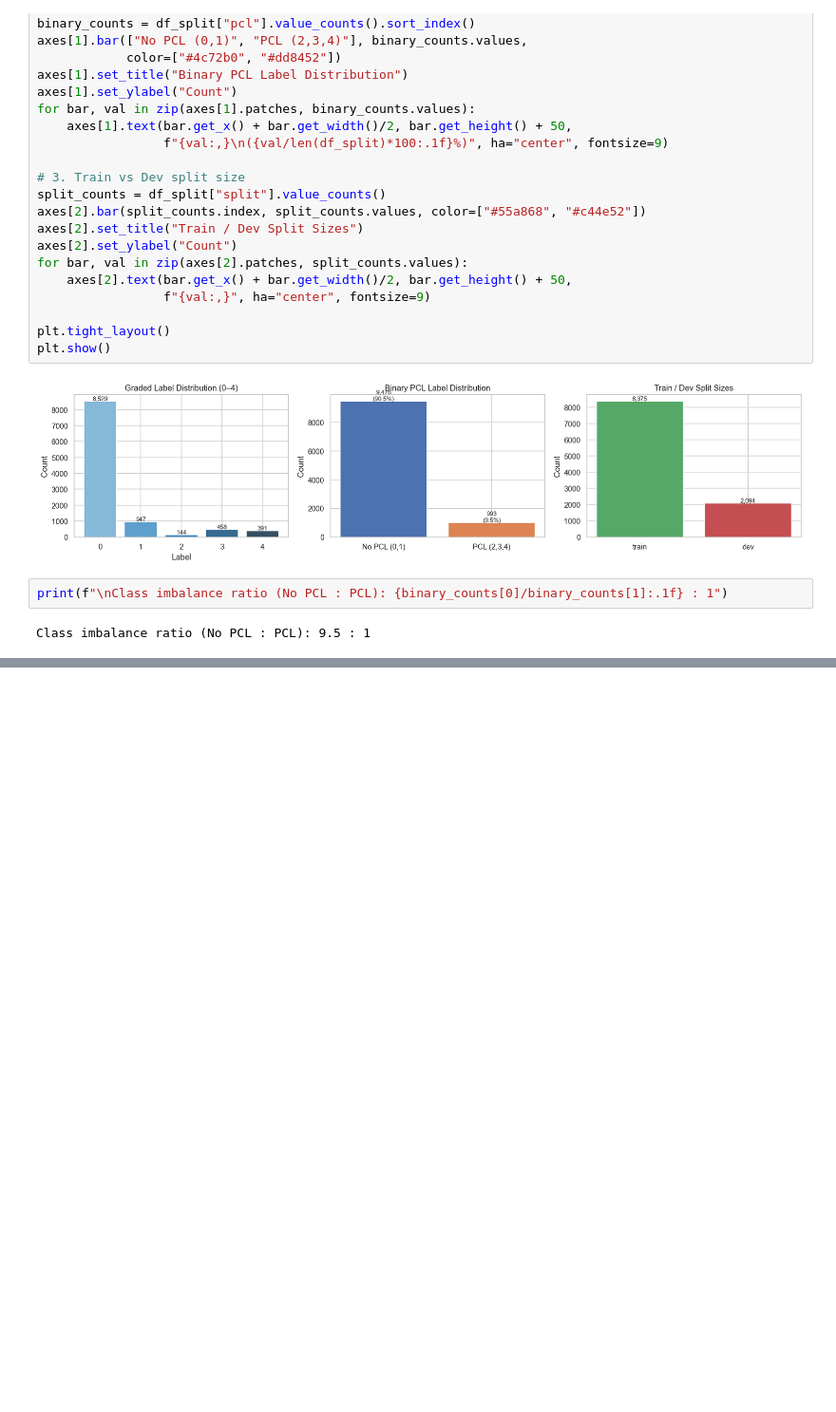
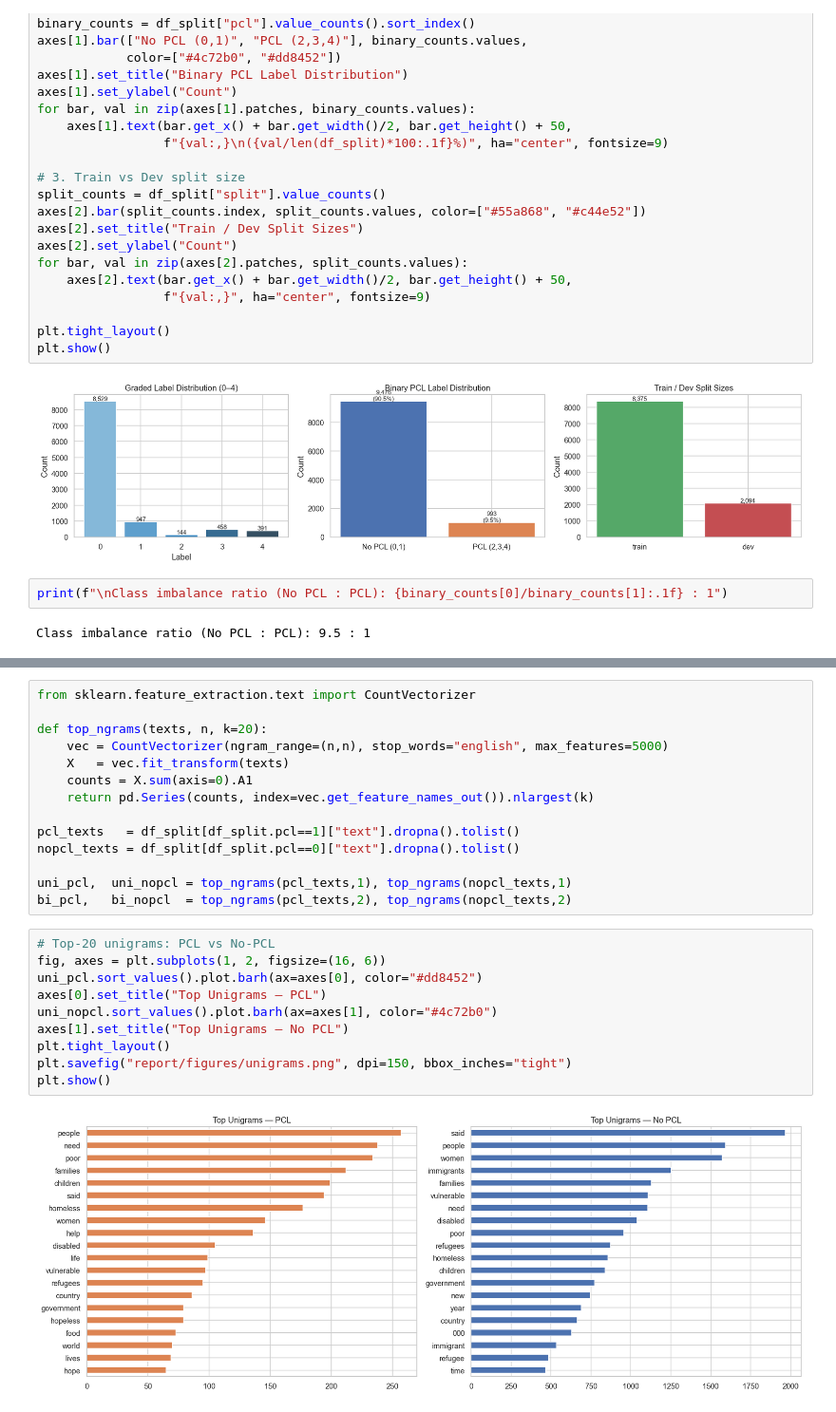
Before and after one commit to hardiv/pcl-detector, a Jupyter notebook: main.ipynb, the cells around one changed output, grey strips where cells are left out. Shown at 95% size. Drawn from its saved outputs; the diff is of its cells as text; blank space fills up the shorter version.

```diff
--- a/main.ipynb
+++ b/main.ipynb
@@ -306,0 +360,26 @@ The_poorer_the_merrier         52
+# %%
+from sklearn.feature_extraction.text import CountVectorizer
+
+def top_ngrams(texts, n, k=20):
+    vec = CountVectorizer(ngram_range=(n,n), stop_words="english", max_features=5000)
+    X   = vec.fit_transform(texts)
+    counts = X.sum(axis=0).A1
+    return pd.Series(counts, index=vec.get_feature_names_out()).nlargest(k)
+
+pcl_texts   = df_split[df_split.pcl==1]["text"].dropna().tolist()
+nopcl_texts = df_split[df_split.pcl==0]["text"].dropna().tolist()
+
+uni_pcl,  uni_nopcl = top_ngrams(pcl_texts,1), top_ngrams(nopcl_texts,1)
+bi_pcl,   bi_nopcl  = top_ngrams(pcl_texts,2), top_ngrams(nopcl_texts,2)
+# %%
+# Top-20 unigrams: PCL vs No-PCL
+fig, axes = plt.subplots(1, 2, figsize=(16, 6))
+uni_pcl.sort_values().plot.barh(ax=axes[0], color="#dd8452")
+axes[0].set_title("Top Unigrams — PCL")
+uni_nopcl.sort_values().plot.barh(ax=axes[1], color="#4c72b0")
+axes[1].set_title("Top Unigrams — No PCL")
+plt.tight_layout()
+plt.savefig("report/figures/unigrams.png", dpi=150, bbox_inches="tight")
+plt.show()
+# %% [output]
+[figure, added]
```
Also changed, not shown: parts of 18 cells of this notebook, 11 other files.
